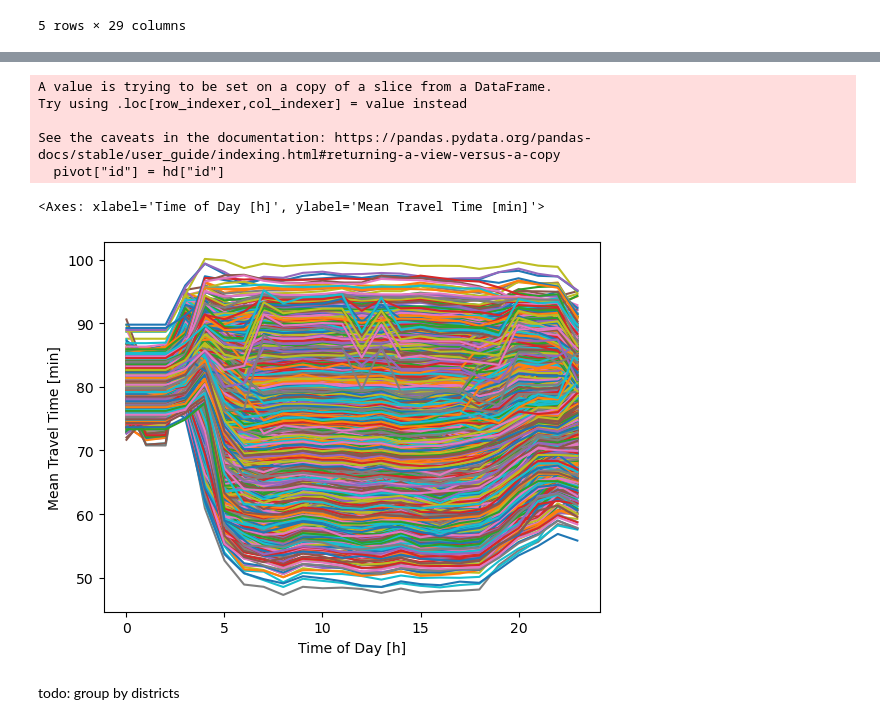
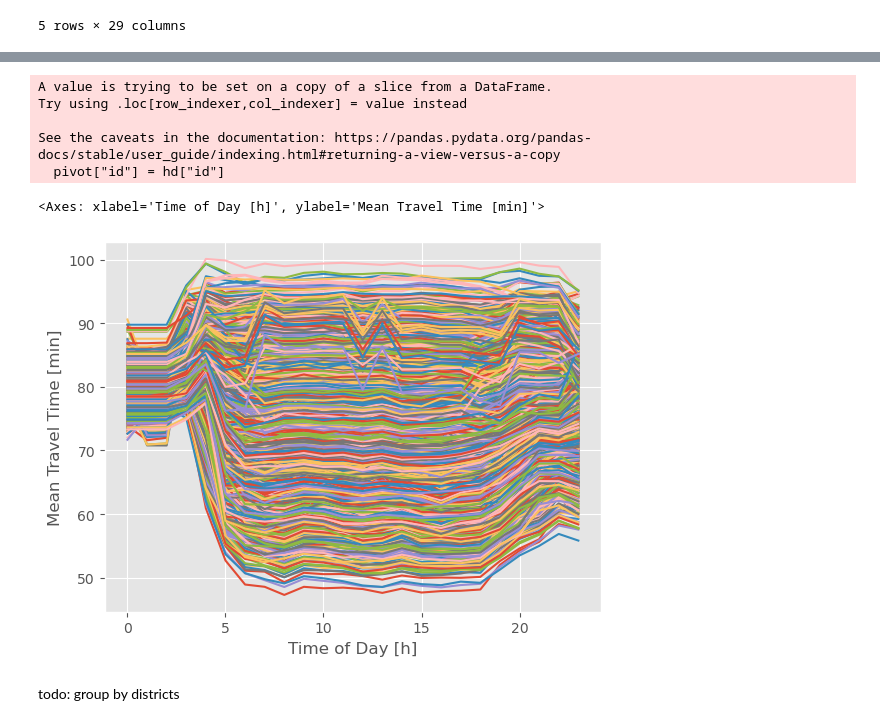
Before and after one commit to Chwiggy/thesis_analysis, a Jupyter notebook: travel_times.ipynb, the cells around one changed output, grey strips where cells are left out. Cells and saved outputs as stored; diff of their text form; code cells hidden in the pictures.

```diff
--- a/travel_times.ipynb
+++ b/travel_times.ipynb
@@ -17,17 +17,19 @@ hd.explore(column='median_self17', cmap='magma_r')
 # %% [output]
 [interactive output not drawn]
 # %%
+import matplotlib
+matplotlib.style.use("ggplot")
 pivot = hd.loc[:, hd.columns.str.startswith("median")]
 pivot["id"] = hd["id"]
 plots = pivot.set_index("id").transpose().reset_index()
 plots.plot(legend=False, xlabel="Time of Day [h]", ylabel="Mean Travel Time [min]")
 # %% [output]
 A value is trying to be set on a copy of a slice from a DataFrame.
 Try using .loc[row_indexer,col_indexer] = value instead
 
 See the caveats in the documentation: https://pandas.pydata.org/pandas-docs/stable/user_guide/indexing.html#returning-a-view-versus-a-copy
   pivot["id"] = hd["id"]
 <Axes: xlabel='Time of Day [h]', ylabel='Mean Travel Time [min]'>
-[figure, old version]
+[figure, new version]
 # %% [markdown]
 todo: group by districts
```
Also changed, not shown: parts of 6 cells of this notebook, 1 other file.
